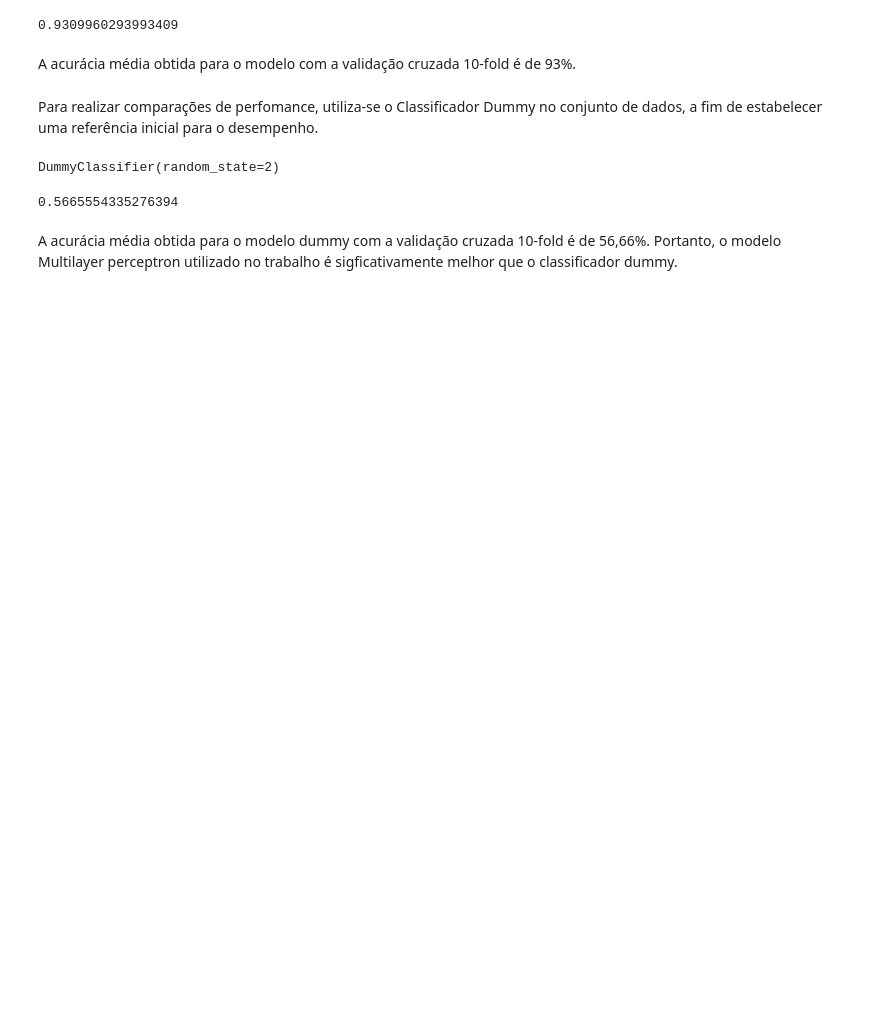
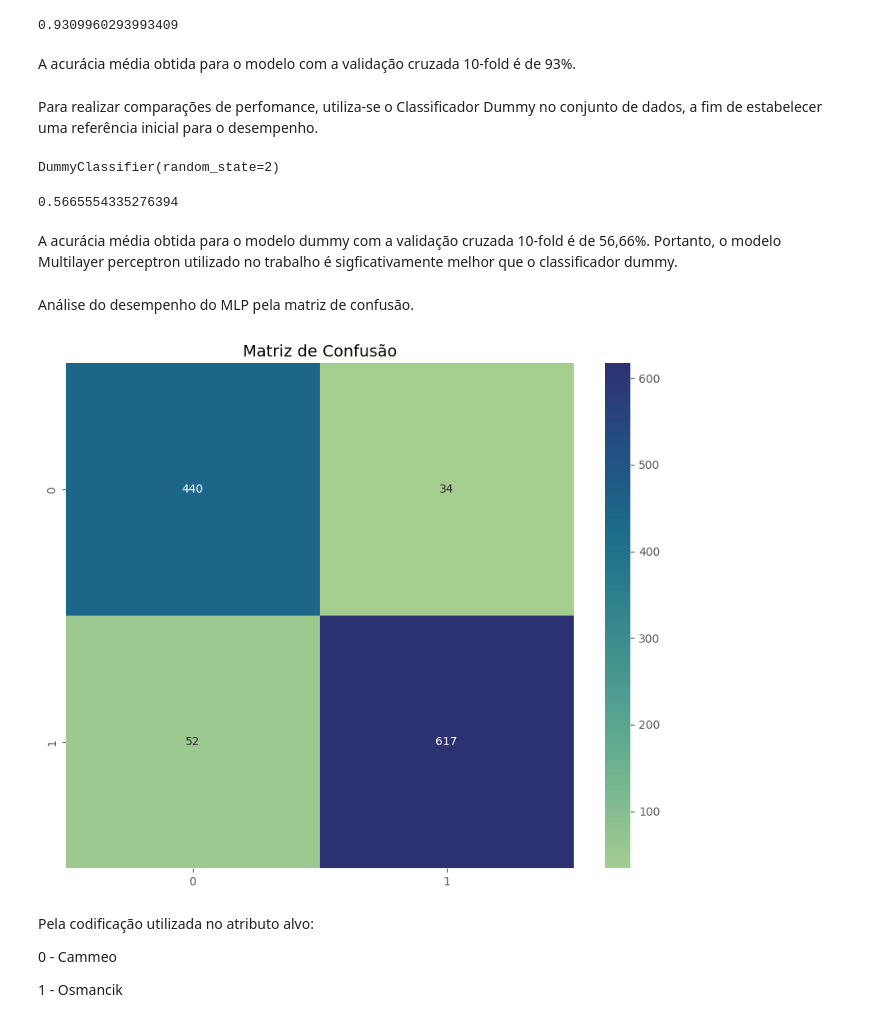
Before and after one commit to ricardoamachado/ENGG67, a Jupyter notebook: Trabalho 3/[ENGC67] Ricardo Machado e Rodrigo Pimentel AV 3.ipynb, the cells around one changed output. Saved outputs shown, nothing was run; the diff lists cells and outputs as text; code cells hidden in the pictures; blank space fills up the shorter version.

```diff
--- a/Trabalho 3/[ENGC67] Ricardo Machado e Rodrigo Pimentel AV 3.ipynb
+++ b/Trabalho 3/[ENGC67] Ricardo Machado e Rodrigo Pimentel AV 3.ipynb
@@ -172,3 +181,22 @@ np.mean(score_val_cruzada_dummy)
 0.5665554335276394
 # %% [markdown]
 A acurácia média obtida para o modelo dummy com a validação cruzada 10-fold é de 56,66%. Portanto, o modelo Multilayer perceptron utilizado no trabalho é sigficativamente melhor que o classificador dummy.
+# %%
+y_predict = mlp_clf.predict(X_test)
+# %% [markdown]
+Análise do desempenho do MLP pela matriz de confusão.
+# %%
+fig = plt.figure(figsize=(10,8))
+title = 'Matriz de Confusão'
+plt.title(title, fontsize=14)
+
+cm = confusion_matrix(y_test, y_predict)
+ax = sns.heatmap(cm, annot=True, fmt='d',cmap="crest")
+# %% [output]
+[figure, added]
+# %% [markdown]
+Pela codificação utilizada no atributo alvo:
+
+0 - Cammeo
+
+1 - Osmancik
```
Also changed, not shown: parts of 11 cells of this notebook.
